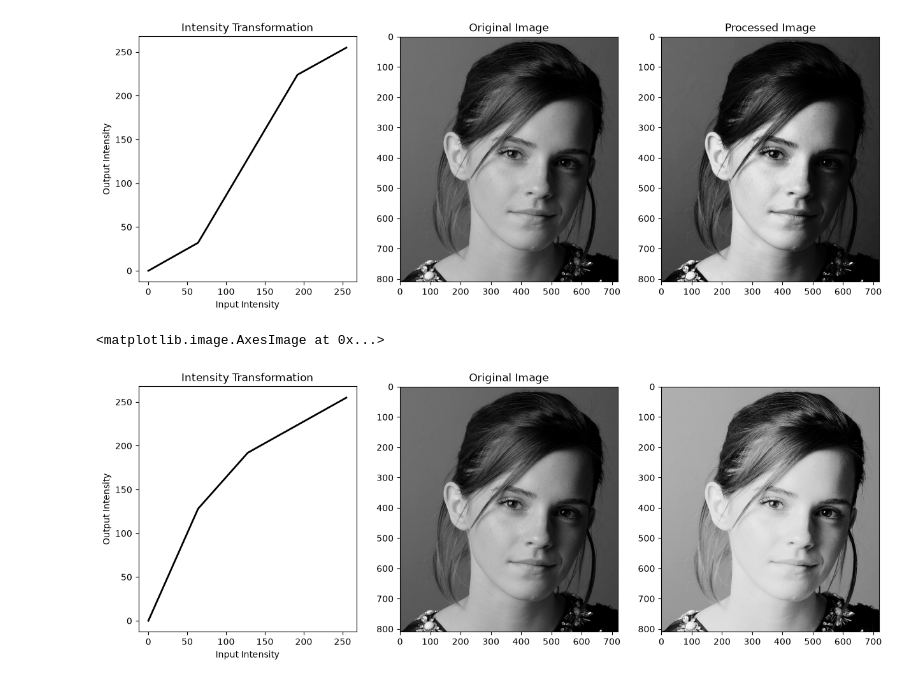
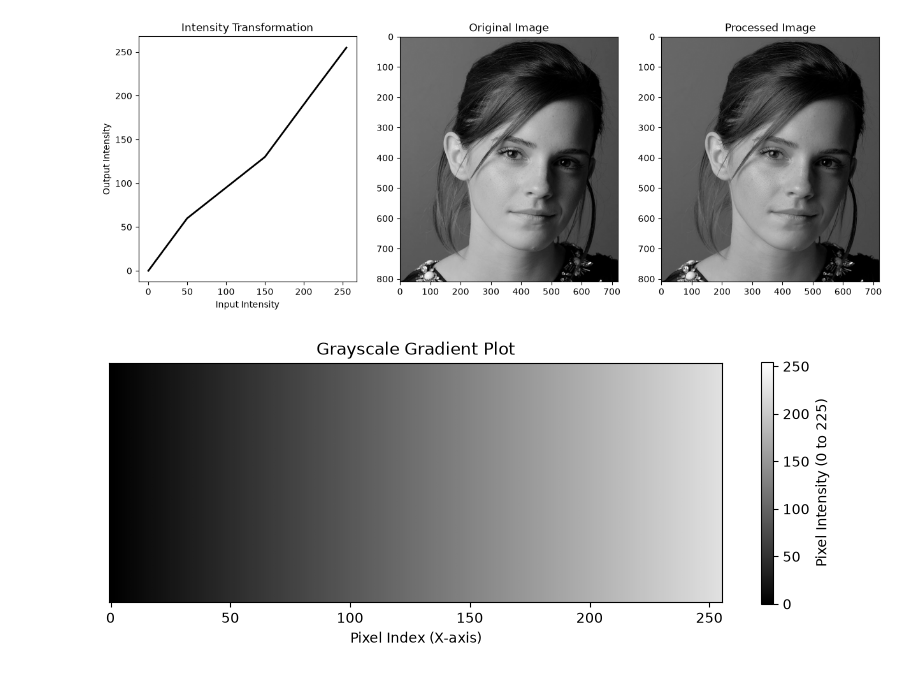
Before and after one commit to Isira-Himal-Perera/EN3160-Image-Processing-and-Computer-Vision, a Jupyter notebook: assignment-01/230486A_a01.ipynb, the cells around one changed output. Saved outputs shown, nothing was run; the diff lists cells and outputs as text; code cells hidden in the pictures.

```diff
--- a/assignment-01/230486A_a01.ipynb
+++ b/assignment-01/230486A_a01.ipynb
@@ -1,68 +1,56 @@
 # %%
 import numpy as np
 import matplotlib.pyplot as plt
 import cv2 as cv
 
 def intensity_transformation(im, breakpoints):
     input_values = breakpoints[:, 0]
     output_values = breakpoints[:, 1]
     transformed_im = np.interp(im.flatten(), input_values, output_values)
     return transformed_im.reshape(im.shape)
 
-breakpoints = np.array([[0, 0],
-                          [64, 32],
-                          [128, 128],
-                          [192, 224],
-                          [255, 255]], dtype=np.uint8)
+breakpoints = np.array([[0, 0], [50, 60], [150, 130], [200, 190], [255, 255]], dtype=np.uint8)
 
 x = np.arange(256, dtype=np.uint8)
 y = intensity_transformation(x, breakpoints)
 im = cv.imread('images/q1.jpeg', cv.IMREAD_GRAYSCALE)
 processed_im = intensity_transformation(im, breakpoints)
 
 fig, ax = plt.subplots(1, 3, figsize=(15, 5))
 ax[0].plot(x, y, 'black', linewidth=2)
 ax[0].set_xlabel('Input Intensity')
 ax[0].set_ylabel('Output Intensity')
 ax[0].set_title('Intensity Transformation')
 ax[1].imshow(im, cmap='gray')
 ax[1].set_title('Original Image')
 ax[2].imshow(processed_im, cmap='gray')
 ax[2].set_title('Processed Image')
 
 plt.show()
+
+import numpy as np
+import matplotlib.pyplot as plt
+
+# 1. Create a 1D linear gradient from 0 up to 225 across 256 pixels
+width = 256
+height = 100
+gradient_line = np.linspace(0, 225, width, dtype=np.uint8)
+
+# 2. Stretch the 1D line across a 2D array
+image_array = np.tile(gradient_line, (height, 1))
+
+# 3. Display the image as a plot
+plt.figure(figsize=(8, 3))
+plt.imshow(image_array, cmap='gray', vmin=0, vmax=255)
+plt.colorbar(label='Pixel Intensity (0 to 225)')
+plt.title('Grayscale Gradient Plot')
+
+# Add and label the X-axis while hiding Y-axis ticks
+plt.xlabel('Pixel Index (X-axis)')
+plt.gca().yaxis.set_visible(False)
+
+plt.tight_layout()
+plt.show()
 # %% [output]
-[figure, old version]
+[figure, new version]
+[figure, added]
-# %%
-import numpy as np
-import matplotlib.pyplot as plt
-import cv2 as cv
-
-def intensity_transformation(im, breakpoints):
-    input_values = breakpoints[:, 0]
-    output_values = breakpoints[:, 1]
-    transformed_im = np.interp(im.flatten(), input_values, output_values)
-    return transformed_im.reshape(im.shape)
-
-breakpoints = np.array([[0, 0],
-                        [32, 64],
-                        [64, 128],
-                        [128, 192],
-                        [255, 255]])
-
-x = np.arange(256, dtype=np.uint8)
-y = intensity_transformation(x, breakpoints)
-im = cv.imread('images/q1.jpeg', cv.IMREAD_GRAYSCALE)
-processed_im = intensity_transformation(im, breakpoints)
-
-fig, ax = plt.subplots(1, 3, figsize=(15, 5))
-ax[0].plot(x, y, 'black', linewidth=2)
-ax[0].set_xlabel('Input Intensity')
-ax[0].set_ylabel('Output Intensity')
-ax[0].set_title('Intensity Transformation')
-ax[1].imshow(im, cmap='gray')
-ax[1].set_title('Original Image')
-ax[2].imshow(processed_im, cmap='gray')
-# %% [output]
-<matplotlib.image.AxesImage at 0x...>
-[figure, removed]
```
Also changed, not shown: parts of 1 cell of this notebook.
